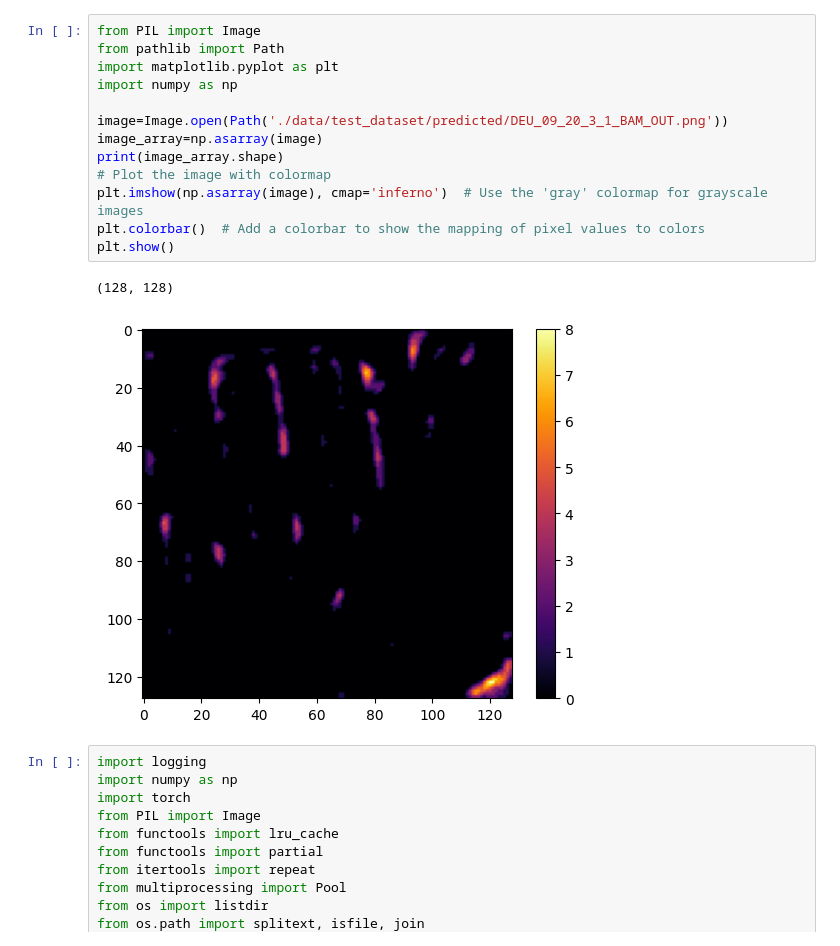
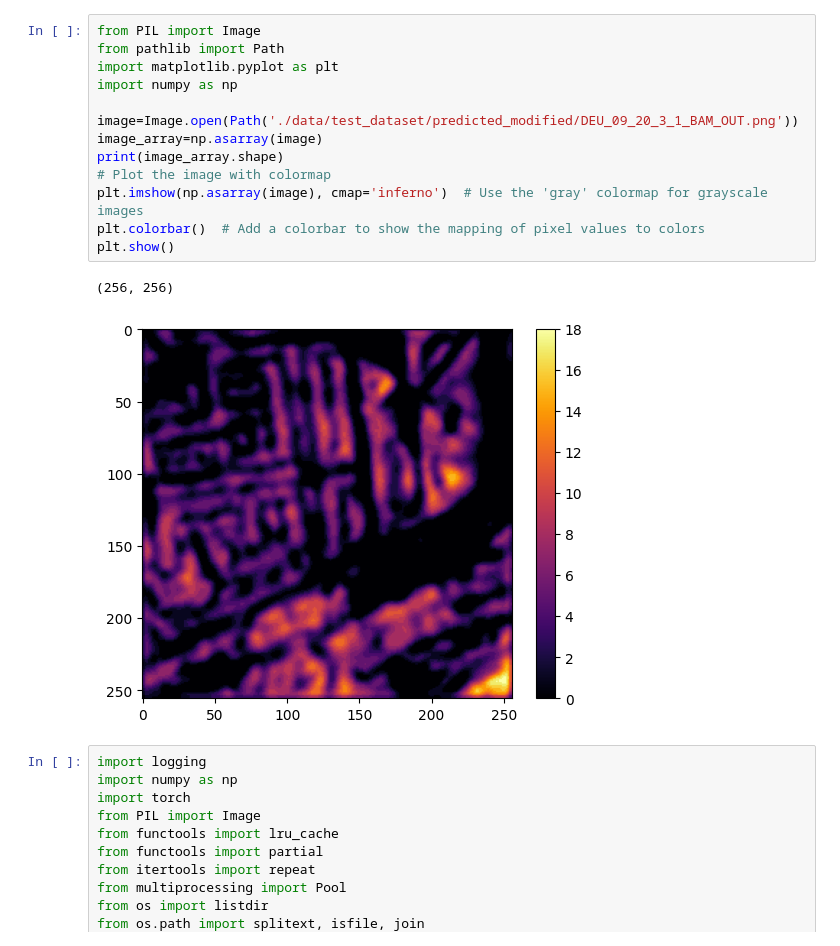
Before and after one commit to luis-munayco/Monocular-Height-Estimation, a Jupyter notebook: test_data.ipynb, the cells around one changed output. Drawn from its saved outputs; the diff is of its cells as text.

```diff
--- a/test_data.ipynb
+++ b/test_data.ipynb
@@ -1,19 +1,19 @@
 # %%
 from PIL import Image
 from pathlib import Path
 import matplotlib.pyplot as plt
 import numpy as np
 
-image=Image.open(Path('./data/test_dataset/predicted/DEU_09_20_3_1_BAM_OUT.png'))
+image=Image.open(Path('./data/test_dataset/predicted_modified/DEU_09_20_3_1_BAM_OUT.png'))
 image_array=np.asarray(image)
 print(image_array.shape)
 # Plot the image with colormap
 plt.imshow(np.asarray(image), cmap='inferno')  # Use the 'gray' colormap for grayscale images
 plt.colorbar()  # Add a colorbar to show the mapping of pixel values to colors
 plt.show()
 # %% [output]
-(128, 128)
+(256, 256)
-[figure, old version]
+[figure, new version]
 # %%
 import logging
 import numpy as np
```
Also changed, not shown: 3 other files.
